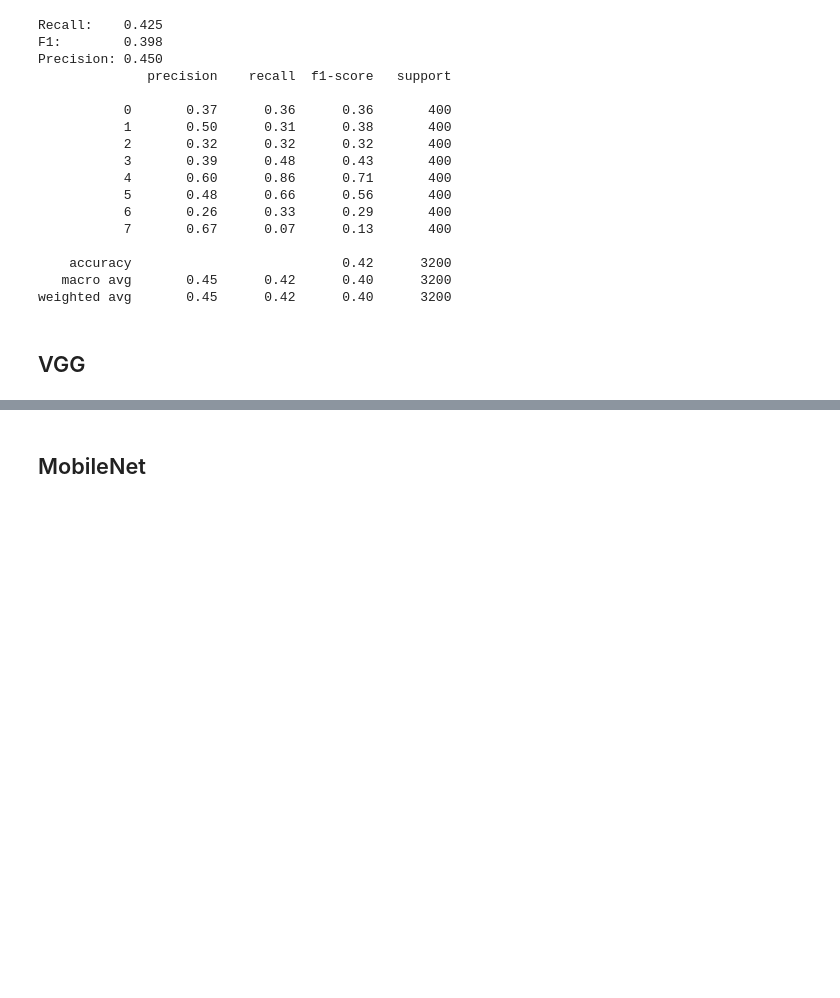
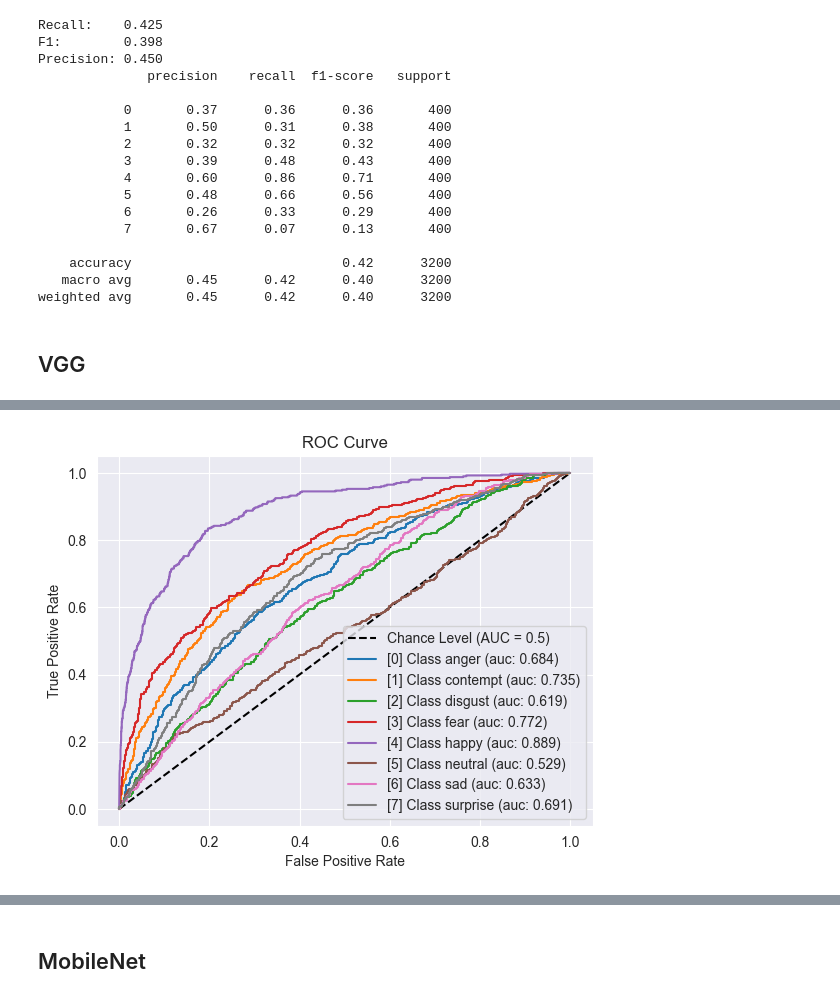
Before and after one commit to Ipouyall/DeepNeuralNetworkExploration, a Jupyter notebook: 01_FacialEmotion.ipynb, the cells around one changed output, grey strips where cells are left out. Drawn from its saved outputs; the diff is of its cells as text; code cells hidden in the pictures; blank space fills up the shorter version.

```diff
--- a/01_FacialEmotion.ipynb
+++ b/01_FacialEmotion.ipynb
@@ -590,0 +654,7 @@ gc.collect()
+# %%
+generate_roc_plot(
+    model=vgg_model,
+    dataset=valid_dataset,
+)
+# %% [output]
+[figure, added]
```
Also changed, not shown: parts of 14 cells of this notebook.
